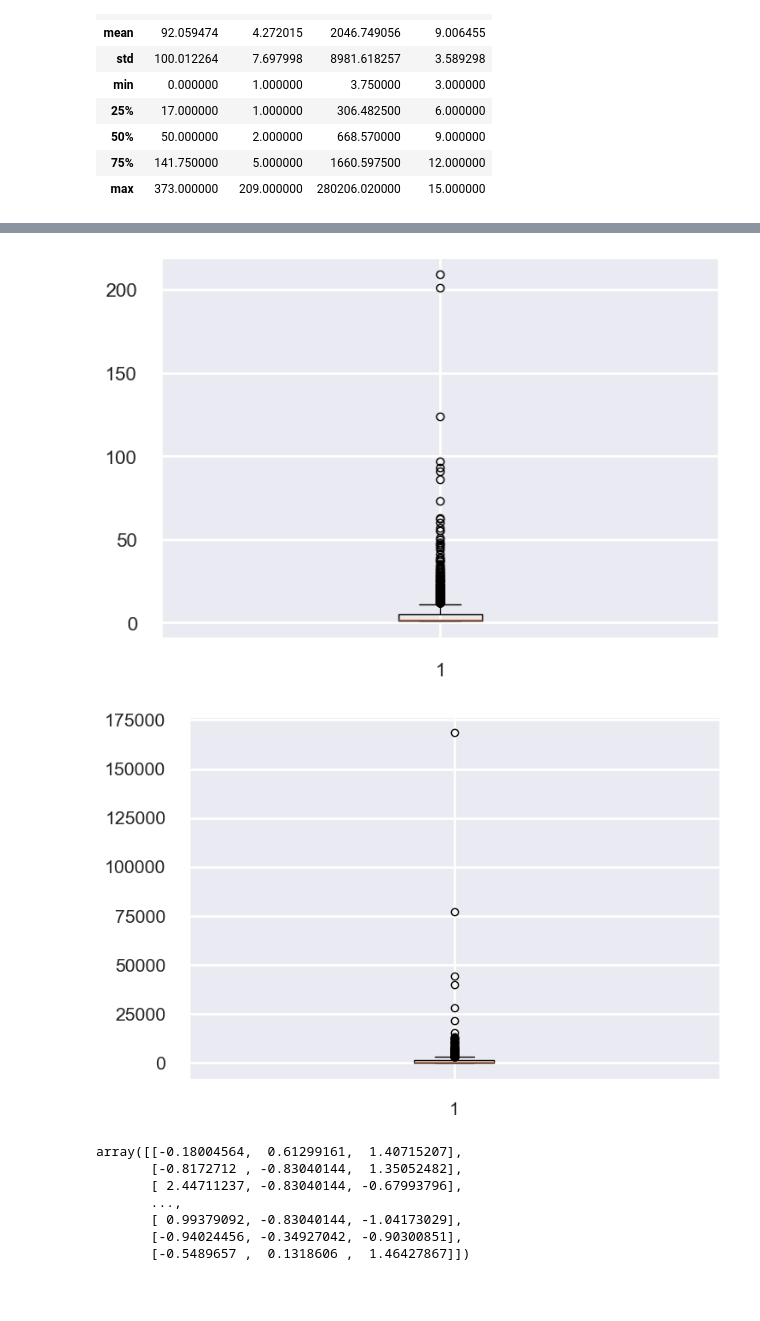
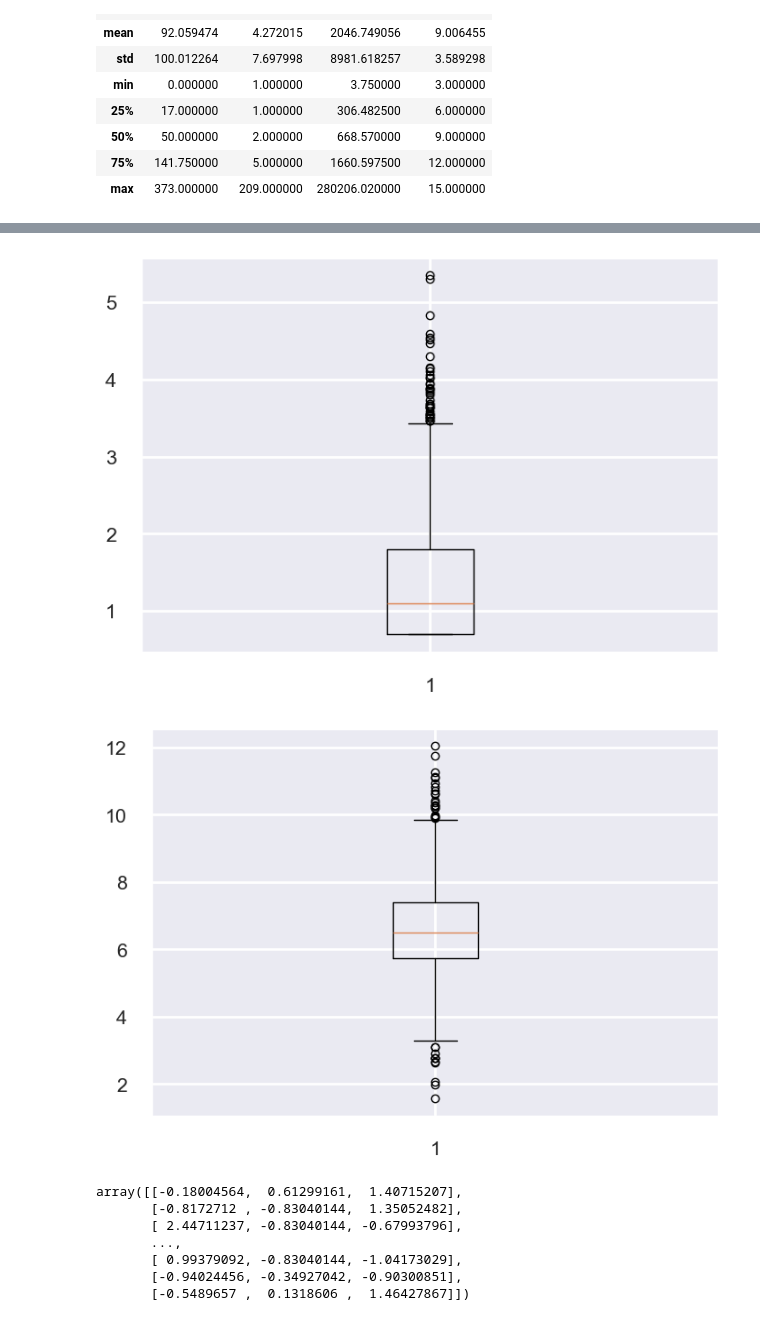
Before and after one commit to mona-shiri/ECommerce, a Jupyter notebook: ECommerce.ipynb, the cells around one changed output, grey strips where cells are left out. Drawn from its saved outputs; the diff is of its cells as text; code cells hidden in the pictures; blank space fills up the shorter version.

```diff
--- a/ECommerce.ipynb
+++ b/ECommerce.ipynb
@@ -1345,10 +1439,17 @@ rfm.describe()
 # %%
 # Checking outliers
 # %%
-# Outlier treatment for recency
+'''# Outlier treatment for recency
 plt.boxplot(rfm.recency)
 Q1 = rfm.recency.quantile(0.25)
 Q3 = rfm.recency.quantile(0.75)
 IQR = Q3 - Q1
-rfm = rfm[(rfm.recency >= Q1 - 1.5*IQR) & (rfm.recency <= Q3 + 1.5*IQR)]
+rfm = rfm[(rfm.recency >= Q1 - 1.5*IQR) & (rfm.recency <= Q3 + 1.5*IQR)]'''
+
+# Outlier treatment for recency with log-scale
+plt.boxplot(np.log1p(rfm.recency))  # Applying log transformation
+Q1 = np.log1p(rfm.recency).quantile(0.25)
+Q3 = np.log1p(rfm.recency).quantile(0.75)
+IQR = Q3 - Q1
+rfm = rfm[(np.log1p(rfm.recency) >= Q1 - 1.5*IQR) & (np.log1p(rfm.recency) <= Q3 + 1.5*IQR)]
 # %% [output]
@@ -1356,21 +1457,35 @@ rfm = rfm[(rfm.recency >= Q1 - 1.5*IQR) & (rfm.recency <= Q3 + 1.5*IQR)]
 # %%
-# Outlier treatment for frequency
+'''# Outlier treatment for frequency
 plt.boxplot(rfm.frequency)
 Q1 = rfm.frequency.quantile(0.25)
 Q3 = rfm.frequency.quantile(0.75)
 IQR = Q3 - Q1
-rfm = rfm[(rfm.frequency >= Q1 - 1.5*IQR) & (rfm.frequency <= Q3 + 1.5*IQR)]
+rfm = rfm[(rfm.frequency >= Q1 - 1.5*IQR) & (rfm.frequency <= Q3 + 1.5*IQR)]'''
+
+# Outlier treatment for frequency with log-scale
+plt.boxplot(np.log1p(rfm.frequency))  # Applying log transformation
+Q1 = np.log1p(rfm.frequency).quantile(0.25)
+Q3 = np.log1p(rfm.frequency).quantile(0.75)
+IQR = Q3 - Q1
+rfm = rfm[(np.log1p(rfm.frequency) >= Q1 - 1.5*IQR) & (np.log1p(rfm.frequency) <= Q3 + 1.5*IQR)]
 # %% [output]
-[figure, old version]
+[figure, new version]
 # %%
-# Outlier treatment for monetary
+'''# Outlier treatment for monetary
 plt.boxplot(rfm.monetary)
 Q1 = rfm.monetary.quantile(0.25)
 Q3 = rfm.monetary.quantile(0.75)
 IQR = Q3 - Q1
-rfm = rfm[(rfm.monetary >= (Q1 - 1.5*IQR)) & (rfm.monetary <= (Q3 + 1.5*IQR))]
+rfm = rfm[(rfm.monetary >= (Q1 - 1.5*IQR)) & (rfm.monetary <= (Q3 + 1.5*IQR))]'''
+
+# Outlier treatment for monetary with log-scale
+plt.boxplot(np.log1p(rfm.monetary))  # Applying log transformation
+Q1 = np.log1p(rfm.monetary).quantile(0.25)
+Q3 = np.log1p(rfm.monetary).quantile(0.75)
+IQR = Q3 - Q1
+rfm = rfm[(np.log1p(rfm.monetary) >= Q1 - 1.5*IQR) & (np.log1p(rfm.monetary) <= Q3 + 1.5*IQR)]
 # %% [output]
-[figure, old version]
+[figure, new version]
 # %%
 # KMeans
 # %%
```
Also changed, not shown: parts of 16 cells of this notebook, 1 other file.
